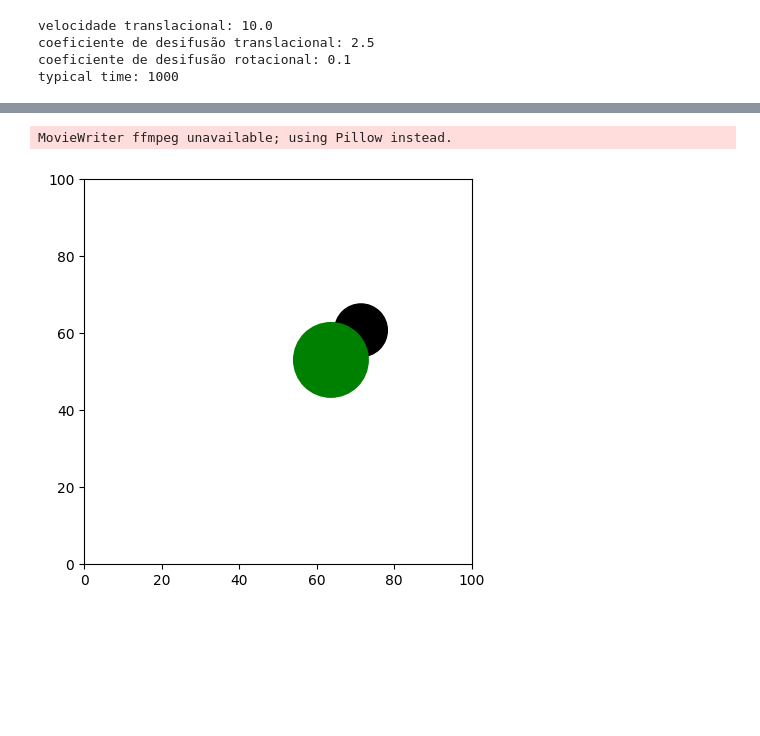
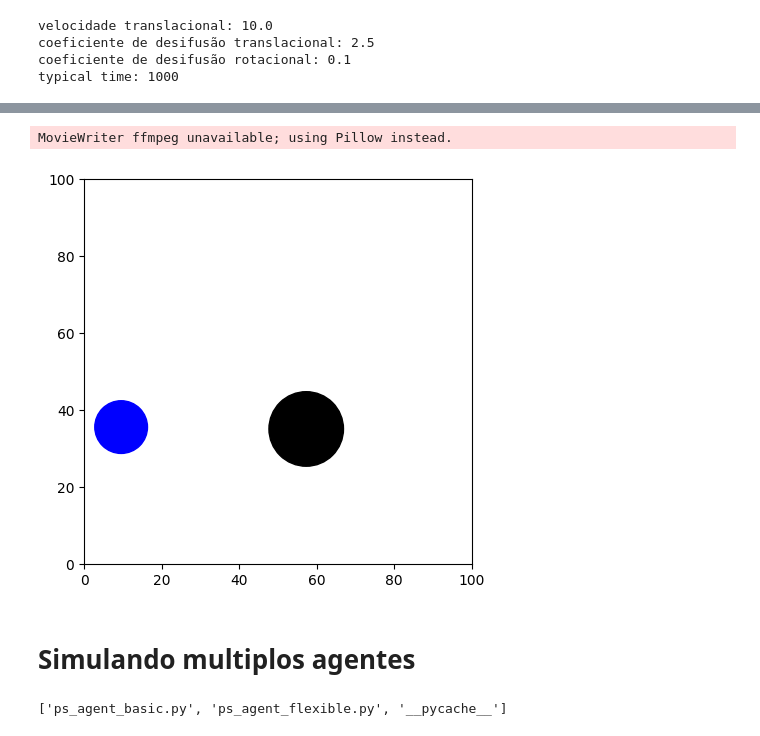
Before and after one commit to caetanyyy/active-brownian-particle-projective-simulation, a Jupyter notebook: abp_target_finding_simulation.ipynb, the cells around one changed output, grey strips where cells are left out. Cells and saved outputs as stored; diff of their text form; code cells hidden in the pictures; blank space fills up the shorter version.

```diff
--- a/abp_target_finding_simulation.ipynb
+++ b/abp_target_finding_simulation.ipynb
@@ -68,7 +72,7 @@ import ps_agent_basic as agent_class
 #parameters for the agent - explanations can be found in the comments inside the agent file
 gamma_damping = param_dict[Pe]['gamma_damping']
 eta_glow_damping = param_dict[Pe]['eta_glow_damping']
-policy_type = 'standard'#'softmax'
+policy_type = 'standard'# 'softmax' ou 'standard'
 beta_softmax = 1
 num_reflections =  0
 
@@ -82,7 +86,7 @@ agent = agent_class.BasicPSAgent(
 """Initialise and run interaction"""
 
 #set number of trials and maximum number of steps in each trial
-num_trials = 500
+num_trials = 100
 max_steps_per_trial = 20*tao
 
 for step in range(env.max_steps_per_trial):
@@ -112,7 +116,7 @@ for i_trial in range(num_trials):
     reward_counter = 0 #conta quantos passos o agente demora para receber uma recompensa
 
     discretized_observation = env.reset() #reinicia a posição do target
-    agent.g_matrix = np.zeros((agent.num_actions, agent.num_percepts), dtype=np.float64) #reinicia a matriz de movimentos
+    #agent.g_matrix = np.zeros((agent.num_actions, agent.num_percepts), dtype=np.float64) #reinicia a matriz de movimentos
 
     for t in range(max_steps_per_trial):
         action = agent.deliberate_and_learn(discretized_observation, reward)
@@ -128,12 +132,12 @@ for i_trial in range(num_trials):
         reward_trial += reward #conta a recompensa
         reward_counter += 1 #atualiza quantos passos demorou para receber uma recompensa
 
-        if (i_trial == 0) | (i_trial == num_trials - 1):
+        if (i_trial in [0,20,50,99]):
             posicoes.append([
-                    env.r[0], env.r[1], env.dr, env.dr_theta, i_trial, t,
+                    i_trial, t, env.r[0], env.r[1],
                     target_pos[0], target_pos[1],
-                    action, discretized_observation_aux, reward, state_counter,
-                    env.distance, reward_counter, reward_trial
+                    discretized_observation_aux[0], discretized_observation_aux[1], reward,
+                    state_counter, reward_counter, reward_trial
                 ])
 
         if reward == 1:
@@ -142,4 +146,5 @@ for i_trial in range(num_trials):
             state_counter = 0
 
     h_matrix.append([i_trial, h_matrix])
-    print(i_trial, reward_trial, t/reward_trial/tao)
+    if reward_trial > 0:
+        print(i_trial, reward_trial, t/reward_trial/tao)
@@ -177,12 +201,12 @@ alt.Chart(db_stats).mark_line().encode(
 # %%
 db = pd.DataFrame(
     posicoes,
-    columns = ['x','y','dr','dr_theta','trial','step',
-               'x_target','y_target','action',
-               'obs','reward','state_counter',
-               'distance','reward_counter','reward_trial'])
-
-db[['state','counter']] = db['obs'].apply(pd.Series)
+    columns = ['trial','step',
+               'x','y',
+               'x_target','y_target',
+               'state','counter',
+               'reward','state_counter',
+               'reward_counter','reward_trial'])
 
 db
 # %% [output]
@@ -213,38 +242,56 @@ import matplotlib.pyplot as plt
 from matplotlib import cm
 import numpy as np
 from celluloid import Camera
 
-trial = 0
-reward_trial = 0
+trial = 99
+reward_trial = 3
 target_x = db.query(f'trial == {trial}').query(f'reward_trial == {reward_trial}')['x_target'].values[-1]
 target_y = db.query(f'trial == {trial}').query(f'reward_trial == {reward_trial}')['y_target'].values[-1]
 
 
-x_data = db.query(f'trial == {trial}').query(f'reward_trial == {reward_trial}')['x'].values
-y_data = db.query(f'trial == {trial}').query(f'reward_trial == {reward_trial}')['y'].values
-states = db.query(f'trial == {trial}').query(f'reward_trial == {reward_trial}')['state'].map({0:'black',1:'red'}).values
+x_data = db.query(f'trial == {trial}').query(f'reward_trial == {reward_trial}')['x'].values[:100]
+y_data = db.query(f'trial == {trial}').query(f'reward_trial == {reward_trial}')['y'].values[:100]
+states = db.query(f'trial == {trial}').query(f'reward_trial == {reward_trial}')['state'].map({0:'blue',1:'orange'}).values
 color = states
 
 fig = plt.figure(figsize=[5, 5])
 camera = Camera(fig)
 
 # Raio das partículas de acordo com o tamanho da figura
 points_whole_ax = 5 * 0.8 * 72    # 1 point = dpi / 72 pixels
 radius = 0.05*L
 points_radius = 2 * radius / 1.0 * points_whole_ax
 
 ax = plt.axes(xlim=(0, L), ylim=(0, L))
 
 for i in range(len(x_data)):
     plt.scatter(
         *np.array([[x_data[i],target_x], [y_data[i],target_y]]),
-        c=np.array([color[i],'green']),
+        c=np.array([color[i],'black']),
         s=[points_radius/2,points_radius]
     )
     camera.snap()
 
 anim = camera.animate(blit=True)
-anim.save('scatter.gif', fps=10, dpi=200)
+anim.save(f'scatter_{trial}_{reward_trial}.gif', fps=10, dpi=200)
 # %% [output]
 MovieWriter ffmpeg unavailable; using Pillow instead.
-[figure, old version]
+[figure, new version]
+# %% [markdown]
+# Simulando multiplos agentes
+# %%
+import os
+import sys
+import numpy as np
+import pandas as pd
+import altair as alt
+alt.data_transformers.disable_max_rows()
+
+agent_list = os.listdir('agents')
+
+print(agent_list)
+
+sys.path.insert(0, 'agents')
+sys.path.insert(0, 'environments')
+# %% [output]
+['ps_agent_basic.py', 'ps_agent_flexible.py', '__pycache__']
```
Also changed, not shown: parts of 15 cells of this notebook, 8 other files.
